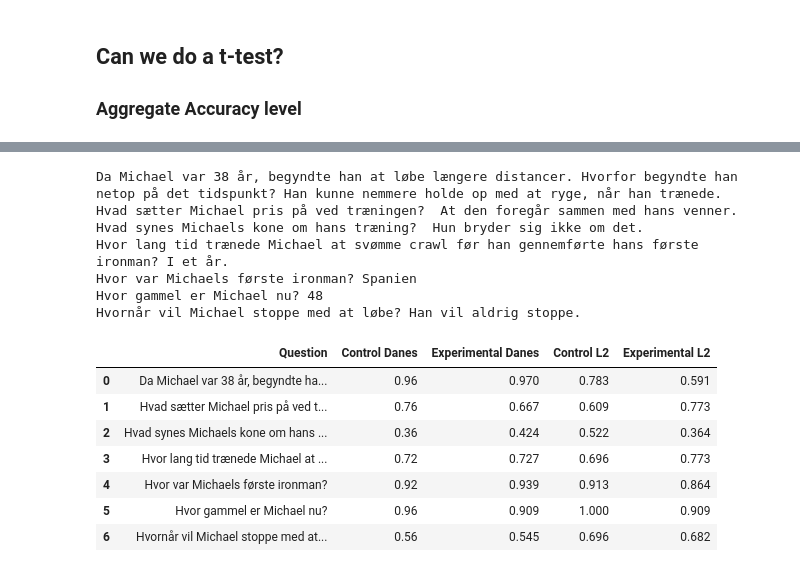
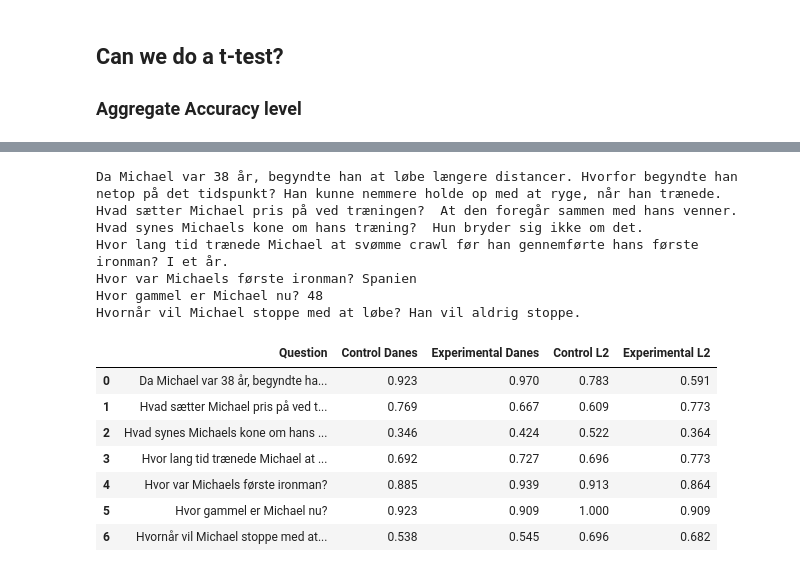
Before and after one commit to sallyi/cog-sci-2-exam, a Jupyter notebook: analyze_survey_results.ipynb, the cells around one changed output, grey strips where cells are left out. Cells and saved outputs as stored; diff of their text form; code cells hidden in the pictures.

```diff
--- a/analyze_survey_results.ipynb
+++ b/analyze_survey_results.ipynb
@@ -15,2 +16,10 @@ import researchpy as rp
 # %%
 df = pd.read_csv('Cognitive Science Experiment.csv')
+# %%
+def map_colors(x):
+    # map colors to experimental vs. control group
+    if x == 'Blå':
+        return 'Control'
+    return 'Experimental'
+df['Group'] = df['Please pick a color'].apply(map_colors)
+df
@@ -162,4 +133,4 @@ q_a = {
 
 }
 # %%
-df_control = df[df['Please pick a color'] == 'Blå']
+df_control = df[df['Group'] == 'Control']
@@ -169,3 +137,5 @@ df_experiment = df[df['Please pick a color'] == 'Grøn']
+# %%
+df_experiment = df[df['Group'] == 'Experimental']
 # %%
 df_danes = df[df['Are you a native speaker of Danish?'] == 'Yes']
 df_L2 = df[df['Are you a native speaker of Danish?'] == 'No']
@@ -172,8 +145,8 @@ df_L2 = df[df['Are you a native speaker of Danish?'] == 'No']
 # %%
-df_control_danes = df[(df['Please pick a color'] == 'Blå') & (df['Are you a native speaker of Danish?'] == 'Yes')]
-df_experiment_danes = df[(df['Please pick a color'] == 'Grøn') & (df['Are you a native speaker of Danish?'] == 'Yes')]
-df_control_L2 = df[(df['Please pick a color'] == 'Blå') & (df['Are you a native speaker of Danish?'] == 'No')]
-df_experiment_L2 = df[(df['Please pick a color'] == 'Grøn') & (df['Are you a native speaker of Danish?'] == 'No')]
+df_control_danes = df[(df['Group'] == 'Control') & (df['Are you a native speaker of Danish?'] == 'Yes')]
+df_experiment_danes = df[(df['Group'] == 'Experimental') & (df['Are you a native speaker of Danish?'] == 'Yes')]
+df_control_L2 = df[(df['Group'] == 'Control') & (df['Are you a native speaker of Danish?'] == 'No')]
+df_experiment_L2 = df[(df['Group'] == 'Experimental') & (df['Are you a native speaker of Danish?'] == 'No')]
 # %%
 len(df_control_danes)
 # %% [output]
@@ -344,38 +379,38 @@ Two side test p value = 0.845 > 0.05, there is *no* statistical difference betwe
 # %%
-results_df = pd.DataFrame(columns=['Question','Control Danes', 'Experimental Danes', 'Control L2', 'Experimental L2'])
+results_lang_df = pd.DataFrame(columns=['Question','Control Danes', 'Experimental Danes', 'Control L2', 'Experimental L2'])
 i = 0
 for q, a in q_a.items():
     print(q, a)
     dk_control_correct = len(df_control_danes[df[q] == a])
     dk_experiment_correct = len(df_experiment_danes[df[q] == a])
     L2_control_correct = len(df_control_L2[df[q] == a])
     L2_experiment_correct = len(df_experiment_L2[df[q] == a])
     #control_incorrect = len(df_control_danes[df[q] != a])
     #experiment_incorrect = len(df_experiment_danes[df[q] != a])
     #print(control_correct, control_incorrect, (control_correct/len(df_control)))
     #print(experiment_correct,experiment_incorrect, experiment_correct/len(df_experiment))
     #print('Control group:\n # correct: %s # incorrect: %s  percent correct: %s'
     #      %(control_correct, control_incorrect, (control_correct/len(df_control))))
     #print('Experimental group:\n # correct: %s # incorrect: %s  percent correct: %s'
     #      %(experiment_correct,experiment_incorrect, experiment_correct/len(df_experiment)))
-    results_df.loc[i] = [q, round((dk_control_correct/len(df_control_danes)),3),round((dk_experiment_correct/len(df_experiment_danes)),3),round((L2_control_correct/len(df_control_L2)),3),round((L2_experiment_correct/len(df_experiment_L2)),3)]
+    results_lang_df.loc[i] = [q, round((dk_control_correct/len(df_control_danes)),3),round((dk_experiment_correct/len(df_experiment_danes)),3),round((L2_control_correct/len(df_control_L2)),3),round((L2_experiment_correct/len(df_experiment_L2)),3)]
     i+=1
 
-results_df
+results_lang_df
 # %% [output]
 Da Michael var 38 år, begyndte han at løbe længere distancer. Hvorfor begyndte han netop på det tidspunkt? Han kunne nemmere holde op med at ryge, når han trænede.
 Hvad sætter Michael pris på ved træningen?  At den foregår sammen med hans venner.
 Hvad synes Michaels kone om hans træning?  Hun bryder sig ikke om det.
 Hvor lang tid trænede Michael at svømme crawl før han gennemførte hans første ironman? I et år.
 Hvor var Michaels første ironman? Spanien
 Hvor gammel er Michael nu? 48
 Hvornår vil Michael stoppe med at løbe? Han vil aldrig stoppe.
 |  | Question | Control Danes | Experimental Danes | Control L2 | Experimental L2 |
-| 0 | Da Michael var 38 år, begyndte ha... | 0.96 | 0.970 | 0.783 | 0.591 |
-| 1 | Hvad sætter Michael pris på ved t... | 0.76 | 0.667 | 0.609 | 0.773 |
-| 2 | Hvad synes Michaels kone om hans ... | 0.36 | 0.424 | 0.522 | 0.364 |
-| 3 | Hvor lang tid trænede Michael at ... | 0.72 | 0.727 | 0.696 | 0.773 |
-| 4 | Hvor var Michaels første ironman? | 0.92 | 0.939 | 0.913 | 0.864 |
-| 5 | Hvor gammel er Michael nu? | 0.96 | 0.909 | 1.000 | 0.909 |
-| 6 | Hvornår vil Michael stoppe med at... | 0.56 | 0.545 | 0.696 | 0.682 |
+| 0 | Da Michael var 38 år, begyndte ha... | 0.923 | 0.970 | 0.783 | 0.591 |
+| 1 | Hvad sætter Michael pris på ved t... | 0.769 | 0.667 | 0.609 | 0.773 |
+| 2 | Hvad synes Michaels kone om hans ... | 0.346 | 0.424 | 0.522 | 0.364 |
+| 3 | Hvor lang tid trænede Michael at ... | 0.692 | 0.727 | 0.696 | 0.773 |
+| 4 | Hvor var Michaels første ironman? | 0.885 | 0.939 | 0.913 | 0.864 |
+| 5 | Hvor gammel er Michael nu? | 0.923 | 0.909 | 1.000 | 0.909 |
+| 6 | Hvornår vil Michael stoppe med at... | 0.538 | 0.545 | 0.696 | 0.682 |
 # %%
```
Also changed, not shown: parts of 46 cells of this notebook, 1 other file.
